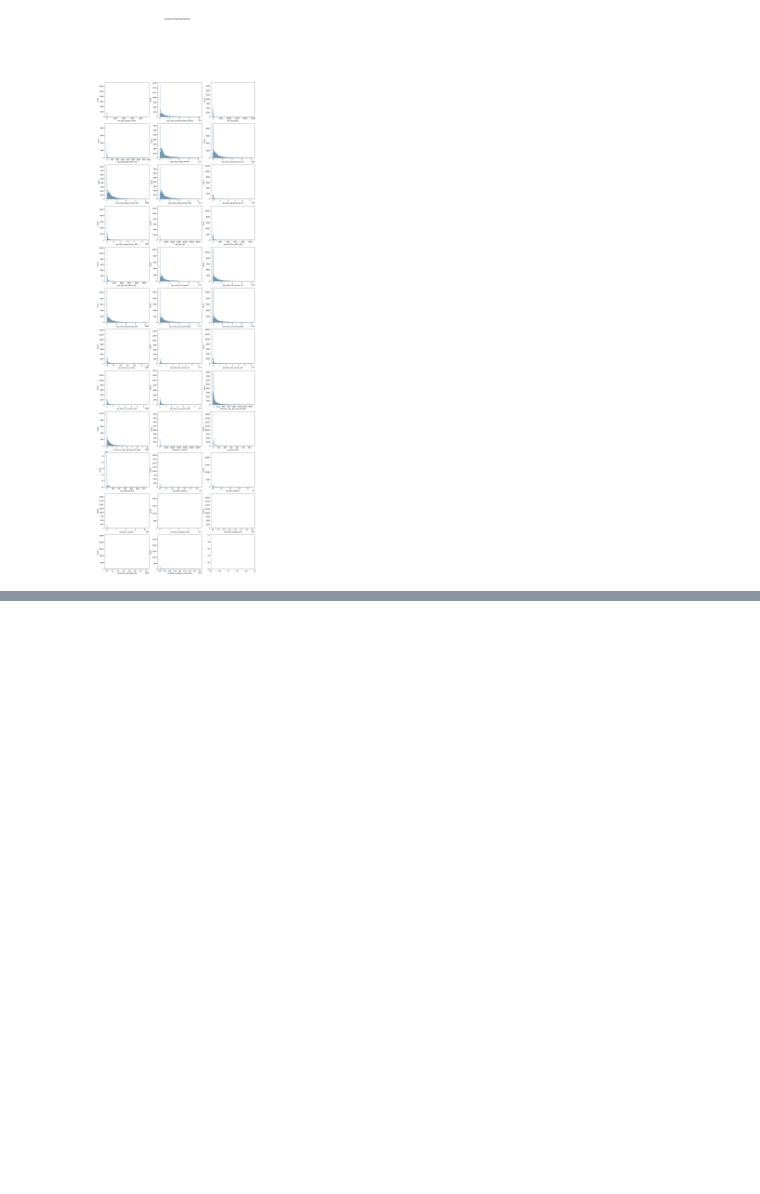
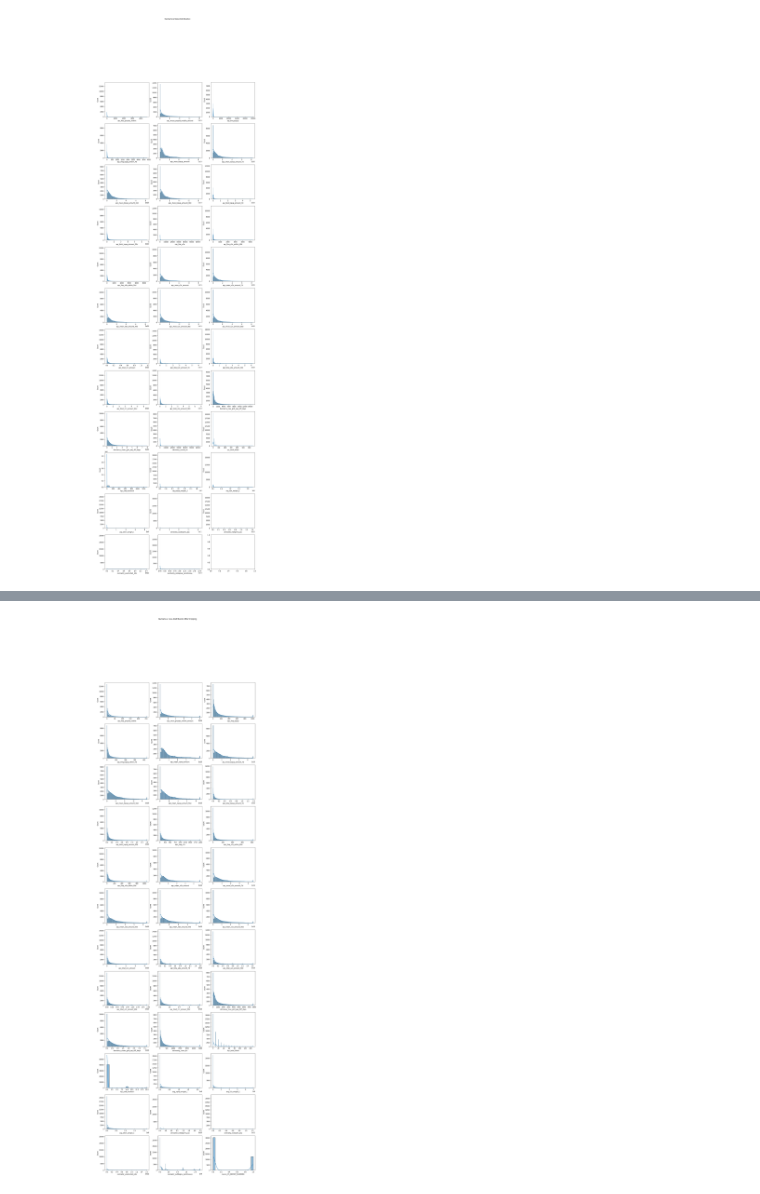
Before and after one commit to C23-FD-1/ml, a Jupyter notebook: Feature_coba.ipynb, the cells around one changed output, grey strips where cells are left out. Drawn from its saved outputs; the diff is of its cells as text; code cells hidden in the pictures; blank space fills up the shorter version.

```diff
--- a/Feature_coba.ipynb
+++ b/Feature_coba.ipynb
@@ -91,0 +118,14 @@ sns.histplot(ax=axes[11, 1], data=df['centrality_outdegree_sendmoney'], kde=True
+# %%
+# After Clipping
+
+fig, axes = plt.subplots(12, 3, figsize=(18, 60))
+
+fig.suptitle("Numerical Data Distribution After Clipping")
+
+n = 6
+for i in range(0,12):
+    for j in range(0,3):
+        sns.histplot(ax=axes[i, j], data=df1[df1.columns[n]], kde=True)
+        n += 1
+# %% [output]
+[figure, added]
```
Also changed, not shown: parts of 7 cells of this notebook.
